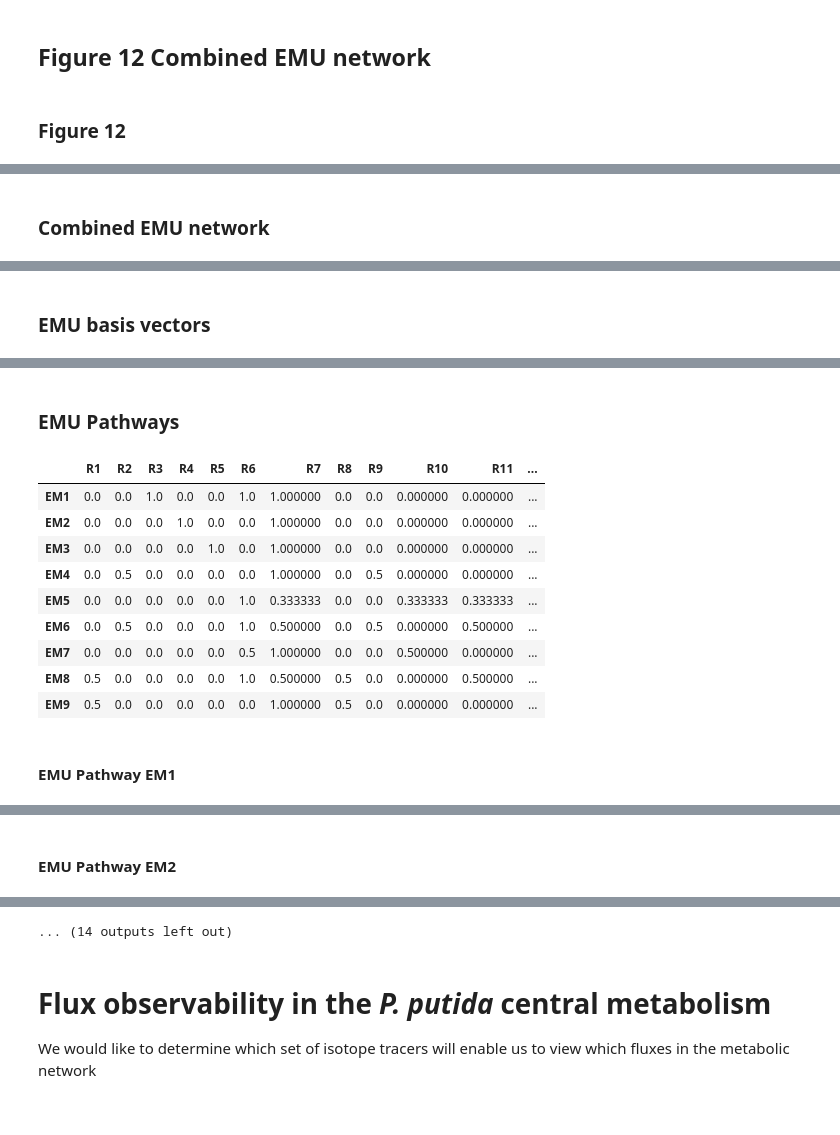
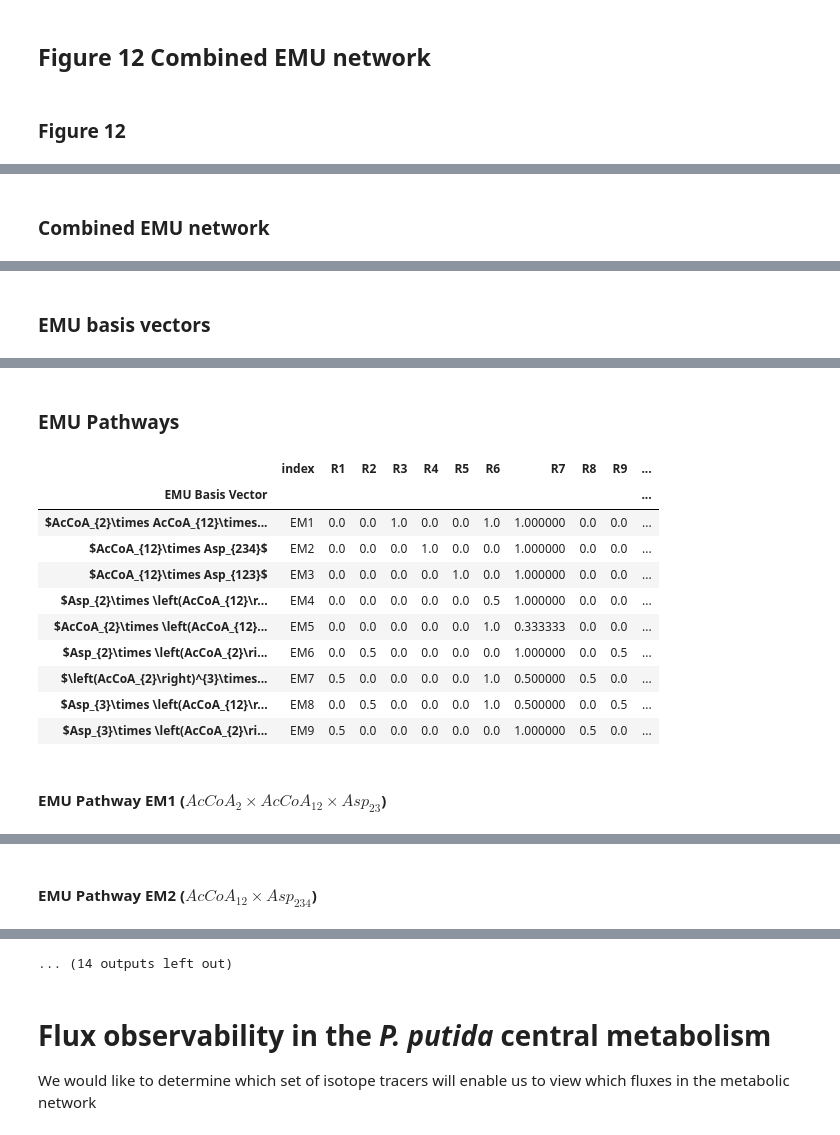
Before and after one commit to AgileBioFoundry/EMSL-Summer-School-2021-fluxomics, a Jupyter notebook: flux observability analysis.ipynb, the cells around one changed output, grey strips where cells are left out. Cells and saved outputs as stored; diff of their text form; code cells hidden in the pictures.

Commit message:
Added EMU Basis vector names to EMU pathway diagram subheadings

```diff
--- a/flux observability analysis.ipynb
+++ b/flux observability analysis.ipynb
@@ -38,8 +38,8 @@ def get_EMU_basis_vector_name( emu_basis_vector ):
 
                 bv_name.append( latex_met )
             else:
-                bv_name.append( '\left(%s\right)^{%d}' % (latex_met, -int(stoich)))
-    return '${}$'.format('\times '.join(bv_name))
+                bv_name.append( r'\left(' + latex_met + r'\right)^' + '{%d}' % -int(stoich))
+    return '${}$'.format(r'\times '.join(bv_name))
 def get_stoichiometric_matrix( network ):
     return pd.DataFrame(cobra.util.create_stoichiometric_matrix(network),
                     index=[m.id for m in emu_network.metabolites],
@@ -113,12 +113,14 @@ ebv = EMU_basis_vectors( emu_network, external_rxns, external_mets, output_met)
 display(ebv)
 
 display(Markdown('### EMU Pathways ###\n'))
+emu_elmo['EMU Basis Vector']  = ebv['EMU Basis Vector']
+
 display(emu_elmo)
 
 for em in emu_elmo.index:
     with emu_network:
         emu_network.remove_reactions([r for r in emu_elmo.columns if emu_elmo.loc[em,r] == 0],remove_orphans=True)
-        display(Markdown('#### EMU Pathway {}\n'.format(em)))
+        display(Markdown('#### EMU Pathway {} ('.format(em) + ebv.loc[em,'EMU Basis Vector' ]  + ')\n'))
         display(flux_map(emu_network,
                      display_name_format=lambda x: str(x.id),
                      flux_dict={rxn.id: emu_elmo.loc[em,rxn.id]
@@ -238,12 +240,14 @@ display(ebv)
 
 
 display(Markdown('### EMU Pathways ###\n'))
+emu_elmo['EMU Basis Vector']  = ebv['EMU Basis Vector']
+
 display(emu_elmo)
 
 for em in emu_elmo.index:
     with emu_network:
         emu_network.remove_reactions([r for r in emu_elmo.columns if emu_elmo.loc[em,r] == 0],remove_orphans=True)
-        display(Markdown('#### EMU Pathway {}\n'.format(em)))
+        display(Markdown('#### EMU Pathway {} ('.format(em) + ebv.loc[em,'EMU Basis Vector' ]  + ')\n'))
         display(flux_map(emu_network,
                      display_name_format=lambda x: str(x.id),
                      flux_dict={rxn.id: emu_elmo.loc[em,rxn.id]
@@ -356,12 +360,13 @@ display(HTML(ebv.reset_index().set_index('EMU Basis Vector').to_html()))
 
 
 display(Markdown('### EMU Pathways ###\n'))
-display(emu_elmo)
+emu_elmo['EMU Basis Vector']  = ebv['EMU Basis Vector']
+display(emu_elmo.reset_index().set_index('EMU Basis Vector'))
 
 for em in emu_elmo.index:
     with emu_network:
         emu_network.remove_reactions([r for r in emu_elmo.columns if emu_elmo.loc[em,r] == 0],remove_orphans=True)
-        display(Markdown('#### EMU Pathway {}\n'.format(em)))
+        display(Markdown('#### EMU Pathway {} ('.format(em) + ebv.loc[em,'EMU Basis Vector' ]  + ')\n'))
         display(flux_map(emu_network,
                      display_name_format=lambda x: str(x.id),
                      flux_dict={rxn.id: emu_elmo.loc[em,rxn.id]
@@ -386,17 +391,18 @@ for em in emu_elmo.index:
 ### EMU Pathways ###
-|  | R1 | R2 | R3 | R4 | R5 | R6 | R7 | R8 | R9 | R10 | R11 | ... |
-| EM1 | 0.0 | 0.0 | 1.0 | 0.0 | 0.0 | 1.0 | 1.000000 | 0.0 | 0.0 | 0.000000 | 0.000000 | ... |
-| EM2 | 0.0 | 0.0 | 0.0 | 1.0 | 0.0 | 0.0 | 1.000000 | 0.0 | 0.0 | 0.000000 | 0.000000 | ... |
-| EM3 | 0.0 | 0.0 | 0.0 | 0.0 | 1.0 | 0.0 | 1.000000 | 0.0 | 0.0 | 0.000000 | 0.000000 | ... |
-| EM4 | 0.0 | 0.5 | 0.0 | 0.0 | 0.0 | 0.0 | 1.000000 | 0.0 | 0.5 | 0.000000 | 0.000000 | ... |
-| EM5 | 0.0 | 0.0 | 0.0 | 0.0 | 0.0 | 1.0 | 0.333333 | 0.0 | 0.0 | 0.333333 | 0.333333 | ... |
-| EM6 | 0.0 | 0.5 | 0.0 | 0.0 | 0.0 | 1.0 | 0.500000 | 0.0 | 0.5 | 0.000000 | 0.500000 | ... |
-| EM7 | 0.0 | 0.0 | 0.0 | 0.0 | 0.0 | 0.5 | 1.000000 | 0.0 | 0.0 | 0.500000 | 0.000000 | ... |
-| EM8 | 0.5 | 0.0 | 0.0 | 0.0 | 0.0 | 1.0 | 0.500000 | 0.5 | 0.0 | 0.000000 | 0.500000 | ... |
-| EM9 | 0.5 | 0.0 | 0.0 | 0.0 | 0.0 | 0.0 | 1.000000 | 0.5 | 0.0 | 0.000000 | 0.000000 | ... |
+|  | index | R1 | R2 | R3 | R4 | R5 | R6 | R7 | R8 | R9 | ... |
+| EMU Basis Vector |  |  |  |  |  |  |  |  |  |  | ... |
+| $AcCoA_{2}\times AcCoA_{12}\times... | EM1 | 0.0 | 0.0 | 1.0 | 0.0 | 0.0 | 1.0 | 1.000000 | 0.0 | 0.0 | ... |
+| $AcCoA_{12}\times Asp_{234}$ | EM2 | 0.0 | 0.0 | 0.0 | 1.0 | 0.0 | 0.0 | 1.000000 | 0.0 | 0.0 | ... |
+| $AcCoA_{12}\times Asp_{123}$ | EM3 | 0.0 | 0.0 | 0.0 | 0.0 | 1.0 | 0.0 | 1.000000 | 0.0 | 0.0 | ... |
+| $Asp_{2}\times \left(AcCoA_{12}\r... | EM4 | 0.0 | 0.0 | 0.0 | 0.0 | 0.0 | 0.5 | 1.000000 | 0.0 | 0.0 | ... |
+| $AcCoA_{2}\times \left(AcCoA_{12}... | EM5 | 0.0 | 0.0 | 0.0 | 0.0 | 0.0 | 1.0 | 0.333333 | 0.0 | 0.0 | ... |
+| $Asp_{2}\times \left(AcCoA_{2}\ri... | EM6 | 0.0 | 0.5 | 0.0 | 0.0 | 0.0 | 0.0 | 1.000000 | 0.0 | 0.5 | ... |
+| $\left(AcCoA_{2}\right)^{3}\times... | EM7 | 0.5 | 0.0 | 0.0 | 0.0 | 0.0 | 1.0 | 0.500000 | 0.5 | 0.0 | ... |
+| $Asp_{3}\times \left(AcCoA_{12}\r... | EM8 | 0.0 | 0.5 | 0.0 | 0.0 | 0.0 | 1.0 | 0.500000 | 0.0 | 0.5 | ... |
+| $Asp_{3}\times \left(AcCoA_{2}\ri... | EM9 | 0.5 | 0.0 | 0.0 | 0.0 | 0.0 | 0.0 | 1.000000 | 0.5 | 0.0 | ... |
-#### EMU Pathway EM1
+#### EMU Pathway EM1 ($AcCoA_{2}\times AcCoA_{12}\times Asp_{23}$)
 [interactive output not drawn]
-#### EMU Pathway EM2
+#### EMU Pathway EM2 ($AcCoA_{12}\times Asp_{234}$)
 [interactive output not drawn]
 ... (14 outputs left out)
 # %% [markdown]
```
Also changed, not shown: parts of 3 cells of this notebook.
